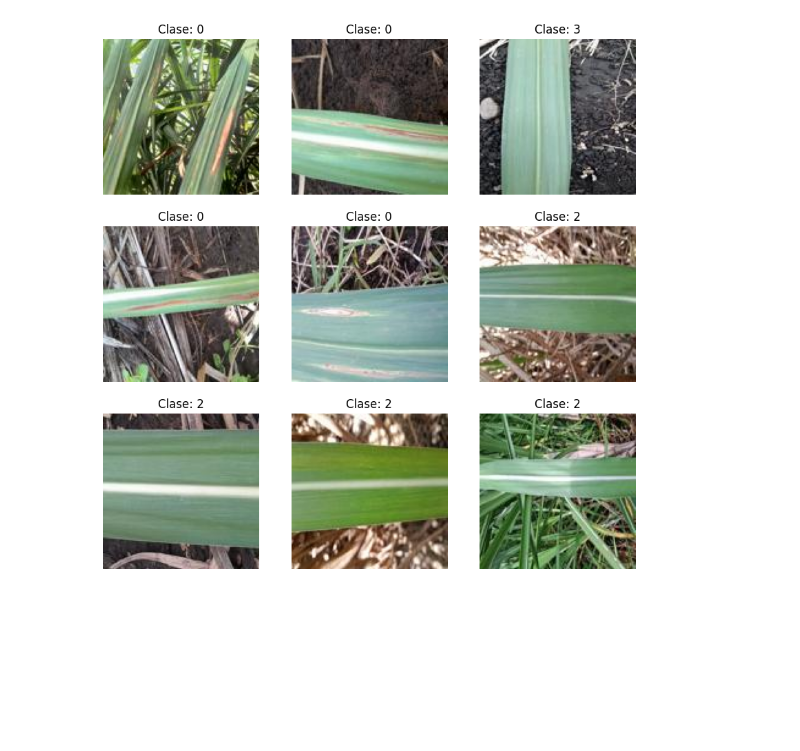
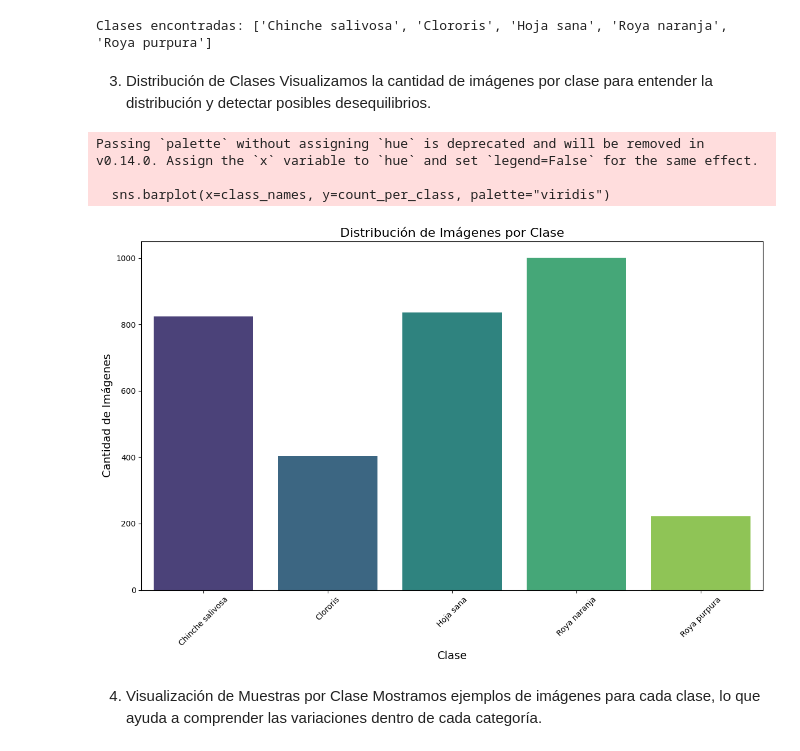
Before and after one commit to EstebanAG1005/Proyecto-Pantaleon, a Jupyter notebook: EDA.ipynb, the cells around one changed output. Drawn from its saved outputs; the diff is of its cells as text; code cells hidden in the pictures; blank space fills up the shorter version.

```diff
--- a/EDA.ipynb
+++ b/EDA.ipynb
@@ -26,14 +33,0 @@ class_names = train_dataset.classes
-# %%
-# Mostrar la distribución de clases
-def plot_class_distribution(dataset, class_names):
-    count_dict = {class_name: 0 for class_name in class_names}
-    for _, labels in dataset:
-        for label in labels:
-            count_dict[class_names[label]] += 1
-
-    plt.figure(figsize=(10, 6))
-    plt.bar(count_dict.keys(), count_dict.values())
-    plt.xlabel('Clase')
-    plt.ylabel('Cantidad de imágenes')
-    plt.title('Distribución de imágenes por clase')
-    plt.show()
@@ -60,4 +33,0 @@ visualize_sobel_samples(train_loader)
-# %%
-visualize_sobel_samples(train_loader)
-# %% [output]
-[figure, removed]
@@ -63,0 +37,44 @@ visualize_sobel_samples(train_loader)
+# %%
+# Obtener los nombres de las clases a partir del dataset
+class_names = train_dataset.classes
+num_classes = len(class_names)
+print(f"Clases encontradas: {class_names}")
+# %% [output]
+Clases encontradas: ['Chinche salivosa', 'Clororis', 'Hoja sana', 'Roya naranja', 'Roya purpura']
+# %% [markdown]
+3. Distribución de Clases
+Visualizamos la cantidad de imágenes por clase para entender la distribución y detectar posibles desequilibrios.
+# %%
+def plot_class_distribution(dataset, class_names):
+    """
+    Grafica la distribución de imágenes por clase en el dataset.
+
+    Args:
+        dataset: Dataset de entrenamiento.
+        class_names: Lista con los nombres de las clases.
+    """
+    # Contar el número de imágenes por clase
+    count_per_class = [0] * num_classes
+    for _, label in dataset:
+        count_per_class[label] += 1
+
+    # Crear un gráfico de barras
+    plt.figure(figsize=(12, 8))
+    sns.barplot(x=class_names, y=count_per_class, palette="viridis")
+    plt.xlabel('Clase', fontsize=14)
+    plt.ylabel('Cantidad de Imágenes', fontsize=14)
+    plt.title('Distribución de Imágenes por Clase', fontsize=16)
+    plt.xticks(rotation=45)
+    plt.tight_layout()
+    plt.show()
+# %%
+# Mostrar la distribución de clases
+plot_class_distribution(train_dataset, class_names)
+# %% [output]
+Passing `palette` without assigning `hue` is deprecated and will be removed in v0.14.0. Assign the `x` variable to `hue` and set `legend=False` for the same effect.
+
+  sns.barplot(x=class_names, y=count_per_class, palette="viridis")
+[figure, added]
+# %% [markdown]
+4. Visualización de Muestras por Clase
+Mostramos ejemplos de imágenes para cada clase, lo que ayuda a comprender las variaciones dentro de cada categoría.
```
Also changed, not shown: parts of 22 cells of this notebook, 2 other files.
